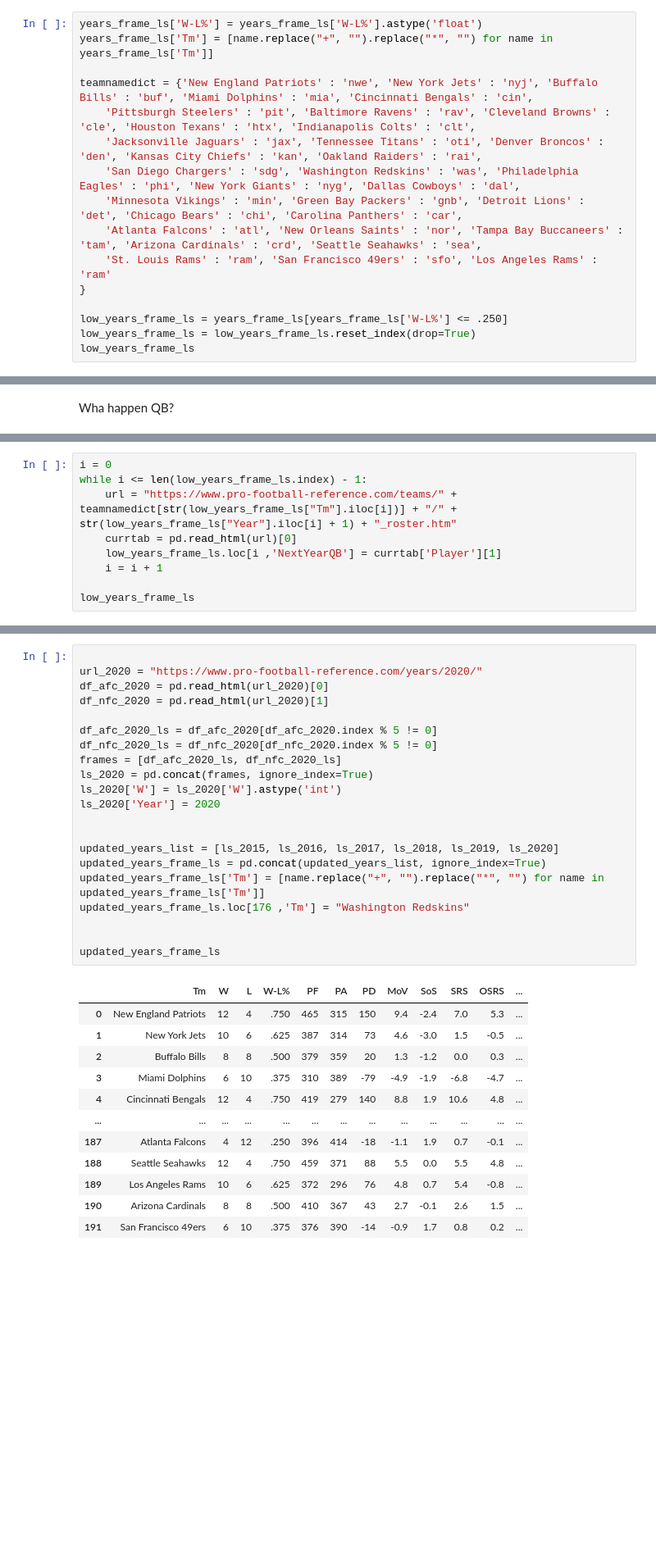
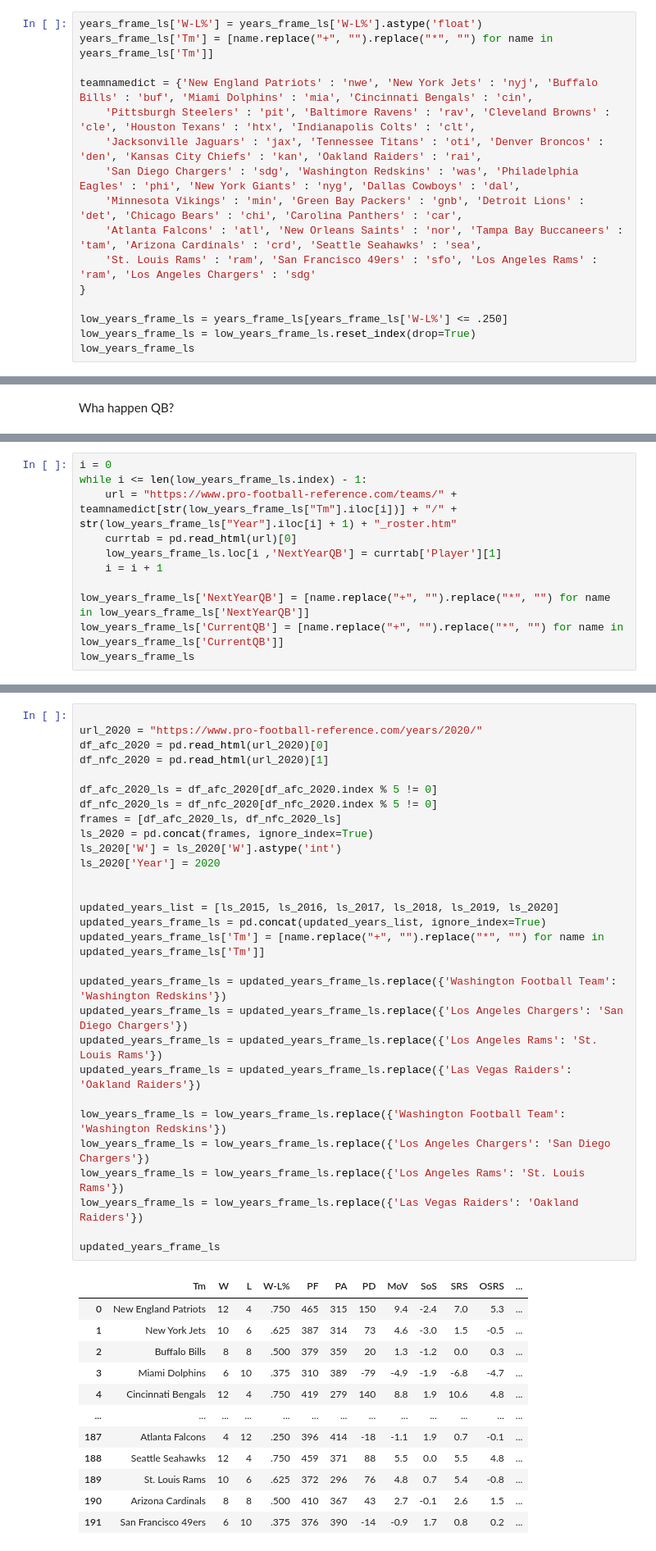
Before and after one commit to rksmith56/rksmith56.github.io, a Jupyter notebook: mainsource.ipynb, the cells around one changed output, grey strips where cells are left out. Shown at 82% size. Drawn from its saved outputs; the diff is of its cells as text; blank space fills up the shorter version.

```diff
--- a/mainsource.ipynb
+++ b/mainsource.ipynb
@@ -113,7 +113,7 @@ teamnamedict = {'New England Patriots' : 'nwe', 'New York Jets' : 'nyj', 'Buffal
     'San Diego Chargers' : 'sdg', 'Washington Redskins' : 'was', 'Philadelphia Eagles' : 'phi', 'New York Giants' : 'nyg', 'Dallas Cowboys' : 'dal',
     'Minnesota Vikings' : 'min', 'Green Bay Packers' : 'gnb', 'Detroit Lions' : 'det', 'Chicago Bears' : 'chi', 'Carolina Panthers' : 'car',
     'Atlanta Falcons' : 'atl', 'New Orleans Saints' : 'nor', 'Tampa Bay Buccaneers' : 'tam', 'Arizona Cardinals' : 'crd', 'Seattle Seahawks' : 'sea',
-    'St. Louis Rams' : 'ram', 'San Francisco 49ers' : 'sfo', 'Los Angeles Rams' : 'ram'
+    'St. Louis Rams' : 'ram', 'San Francisco 49ers' : 'sfo', 'Los Angeles Rams' : 'ram', 'Los Angeles Chargers' : 'sdg'
 }
 
 low_years_frame_ls = years_frame_ls[years_frame_ls['W-L%'] <= .250]
@@ -211,6 +211,8 @@ while i <= len(low_years_frame_ls.index) - 1:
     low_years_frame_ls.loc[i ,'NextYearQB'] = currtab['Player'][1]
     i = i + 1
 
+low_years_frame_ls['NextYearQB'] = [name.replace("+", "").replace("*", "") for name in low_years_frame_ls['NextYearQB']]
+low_years_frame_ls['CurrentQB'] = [name.replace("+", "").replace("*", "") for name in low_years_frame_ls['CurrentQB']]
 low_years_frame_ls
 # %% [output]
 |  | Tm | W | L | W-L% | PF | PA | PD | MoV | SoS | SRS | OSRS | ... |
@@ -233,35 +235,43 @@ low_years_frame_ls
 # %%
 
 url_2020 = "https://www.pro-football-reference.com/years/2020/"
 df_afc_2020 = pd.read_html(url_2020)[0]
 df_nfc_2020 = pd.read_html(url_2020)[1]
 
 df_afc_2020_ls = df_afc_2020[df_afc_2020.index % 5 != 0]
 df_nfc_2020_ls = df_nfc_2020[df_nfc_2020.index % 5 != 0]
 frames = [df_afc_2020_ls, df_nfc_2020_ls]
 ls_2020 = pd.concat(frames, ignore_index=True)
 ls_2020['W'] = ls_2020['W'].astype('int')
 ls_2020['Year'] = 2020
 
 
 updated_years_list = [ls_2015, ls_2016, ls_2017, ls_2018, ls_2019, ls_2020]
 updated_years_frame_ls = pd.concat(updated_years_list, ignore_index=True)
 updated_years_frame_ls['Tm'] = [name.replace("+", "").replace("*", "") for name in updated_years_frame_ls['Tm']]
-updated_years_frame_ls.loc[176 ,'Tm'] = "Washington Redskins"
 
+updated_years_frame_ls = updated_years_frame_ls.replace({'Washington Football Team': 'Washington Redskins'})
+updated_years_frame_ls = updated_years_frame_ls.replace({'Los Angeles Chargers': 'San Diego Chargers'})
+updated_years_frame_ls = updated_years_frame_ls.replace({'Los Angeles Rams': 'St. Louis Rams'})
+updated_years_frame_ls = updated_years_frame_ls.replace({'Las Vegas Raiders': 'Oakland Raiders'})
+
+low_years_frame_ls = low_years_frame_ls.replace({'Washington Football Team': 'Washington Redskins'})
+low_years_frame_ls = low_years_frame_ls.replace({'Los Angeles Chargers': 'San Diego Chargers'})
+low_years_frame_ls = low_years_frame_ls.replace({'Los Angeles Rams': 'St. Louis Rams'})
+low_years_frame_ls = low_years_frame_ls.replace({'Las Vegas Raiders': 'Oakland Raiders'})
 
 updated_years_frame_ls
 # %% [output]
 |  | Tm | W | L | W-L% | PF | PA | PD | MoV | SoS | SRS | OSRS | ... |
 | 0 | New England Patriots | 12 | 4 | .750 | 465 | 315 | 150 | 9.4 | -2.4 | 7.0 | 5.3 | ... |
 | 1 | New York Jets | 10 | 6 | .625 | 387 | 314 | 73 | 4.6 | -3.0 | 1.5 | -0.5 | ... |
 | 2 | Buffalo Bills | 8 | 8 | .500 | 379 | 359 | 20 | 1.3 | -1.2 | 0.0 | 0.3 | ... |
 | 3 | Miami Dolphins | 6 | 10 | .375 | 310 | 389 | -79 | -4.9 | -1.9 | -6.8 | -4.7 | ... |
 | 4 | Cincinnati Bengals | 12 | 4 | .750 | 419 | 279 | 140 | 8.8 | 1.9 | 10.6 | 4.8 | ... |
 | ... | ... | ... | ... | ... | ... | ... | ... | ... | ... | ... | ... | ... |
 | 187 | Atlanta Falcons | 4 | 12 | .250 | 396 | 414 | -18 | -1.1 | 1.9 | 0.7 | -0.1 | ... |
 | 188 | Seattle Seahawks | 12 | 4 | .750 | 459 | 371 | 88 | 5.5 | 0.0 | 5.5 | 4.8 | ... |
-| 189 | Los Angeles Rams | 10 | 6 | .625 | 372 | 296 | 76 | 4.8 | 0.7 | 5.4 | -0.8 | ... |
+| 189 | St. Louis Rams | 10 | 6 | .625 | 372 | 296 | 76 | 4.8 | 0.7 | 5.4 | -0.8 | ... |
 | 190 | Arizona Cardinals | 8 | 8 | .500 | 410 | 367 | 43 | 2.7 | -0.1 | 2.6 | 1.5 | ... |
 | 191 | San Francisco 49ers | 6 | 10 | .375 | 376 | 390 | -14 | -0.9 | 1.7 | 0.8 | 0.2 | ... |
 192 rows × 14 columns
```
Also changed, not shown: parts of 5 cells of this notebook.
